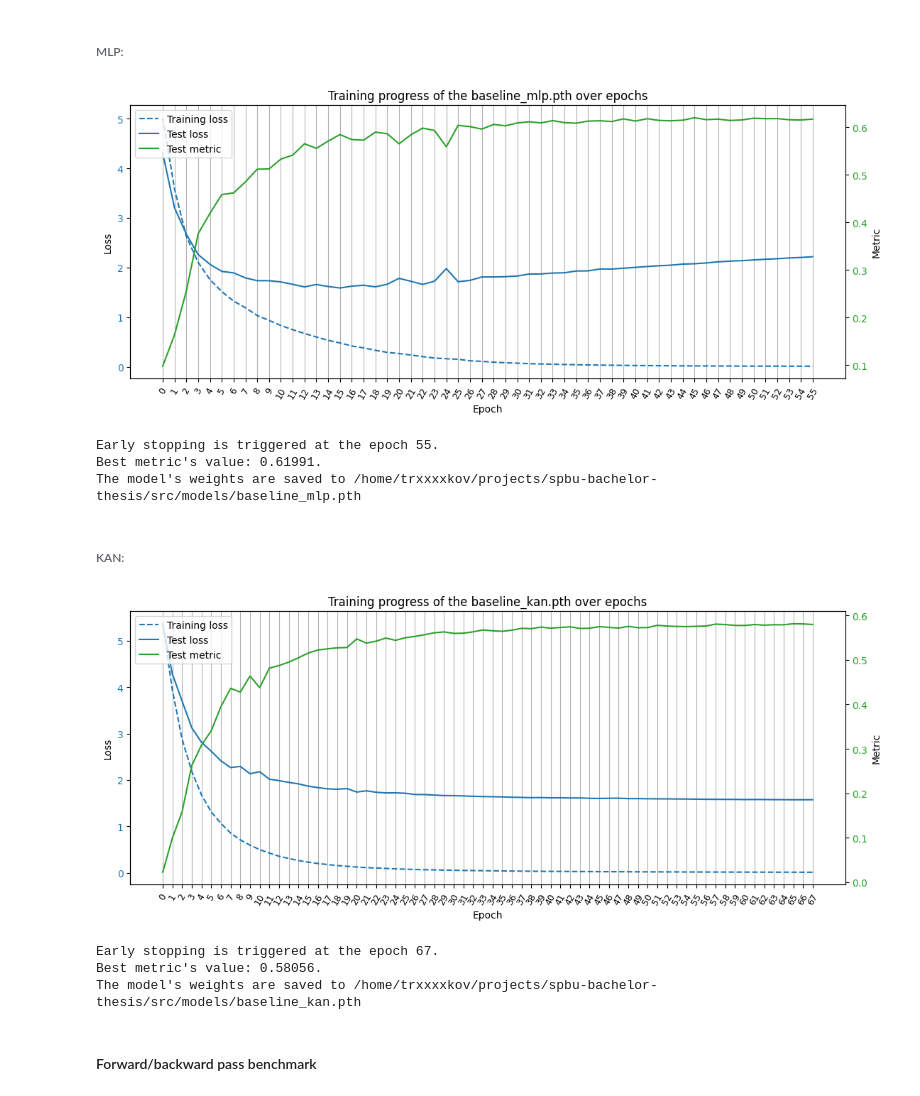
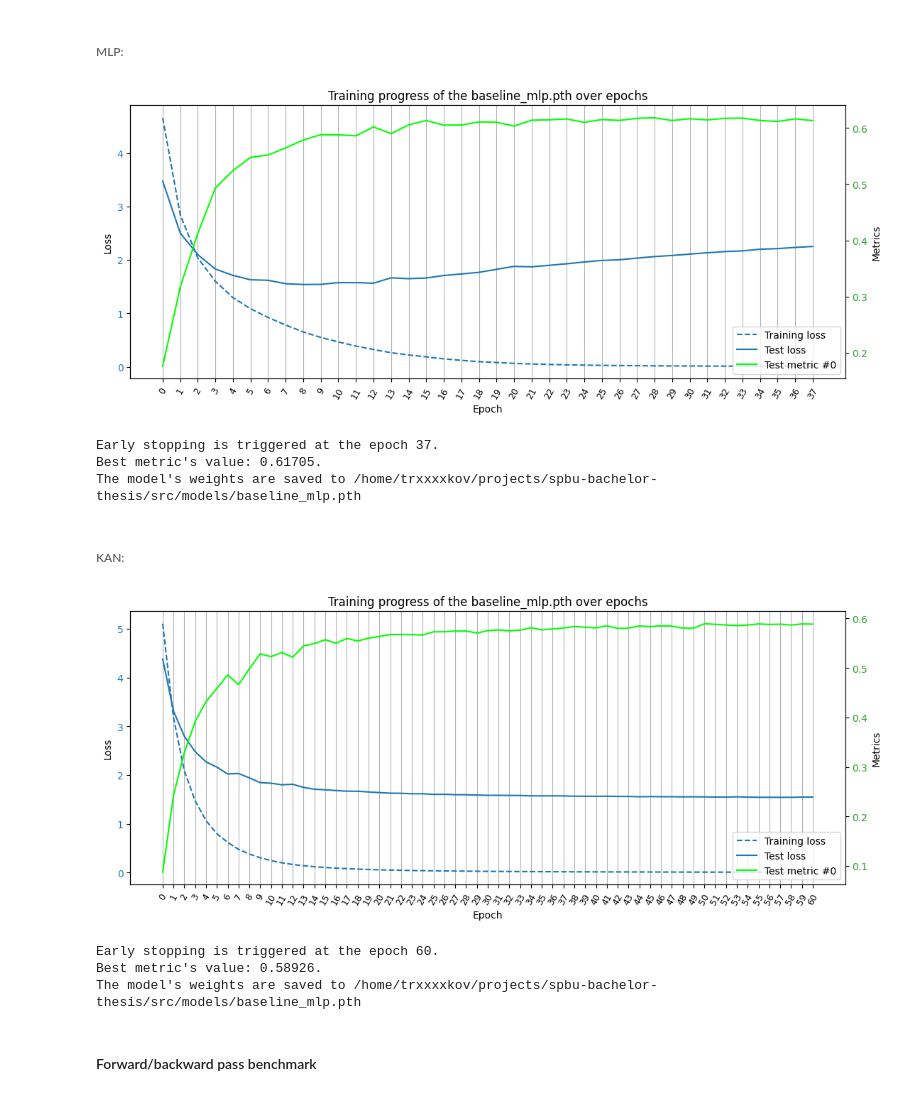
Before and after one commit to trxxxxkov/spbu-bachelor-thesis, a Jupyter notebook: src/notebooks/02_baseline_models.ipynb, the cells around one changed output. Cells and saved outputs as stored; diff of their text form; code cells hidden in the pictures.

Commit message:
style: add multiple metrics management to train function and plotting

```diff
--- a/src/notebooks/02_baseline_models.ipynb
+++ b/src/notebooks/02_baseline_models.ipynb
@@ -32,13 +32,13 @@ os.makedirs(MODELS_DIR, exist_ok=True)
 #### Datasets and training parameters
 # %%
 # Offline training parameters
-batch_size = 256
 learning_rate = 8e-4
+batch_size = 128
 criterion = nn.CrossEntropyLoss()
-metric = mean_per_class_accuracy
+num_epochs = 100
+early_stopping = 10
 
-# Loading training and testing datasets that contain precomputed elmbeddings
-# generated by ResNet50 model
+# Precomputed elmbeddings of images from the CUB200 dataset generated by ResNet50 model
 trainset = EmbeddingDataset("cub200_train_embed.pt")
 testset = EmbeddingDataset("cub200_test_embed.pt")
 trainloader = DataLoader(trainset, batch_size=batch_size, shuffle=True, num_workers=2)
@@ -123,26 +123,46 @@ Number of trainable parameters in BaselineKAN: 2461696
 ###### MLP:
 # %%
 mlp_optimizer = torch.optim.NAdam(mlp.parameters(), lr=learning_rate)
+mlp_metrics = [MeanPerClassAccuracy()]
 train_offline(
-    mlp, "baseline_mlp.pth", trainloader, testloader, criterion, metric, mlp_optimizer
+    model=mlp,
+    trainloader=trainloader,
+    testloader=testloader,
+    criterion=criterion,
+    metrics=mlp_metrics,
+    optimizer=mlp_optimizer,
+    save_path="baseline_mlp.pth",
+    num_epochs=num_epochs,
+    early_stopping=early_stopping,
+    device=device,
 )
 # %% [output]
-[figure, old version]
+[figure, new version]
-Early stopping is triggered at the epoch 55.
-Best metric's value: 0.61991.
+Early stopping is triggered at the epoch 37.
+Best metric's value: 0.61705.
 The model's weights are saved to /home/trxxxxkov/projects/spbu-bachelor-thesis/src/models/baseline_mlp.pth
 # %% [markdown]
 ###### KAN:
 # %%
 kan_optimizer = torch.optim.NAdam(kan.parameters(), lr=learning_rate)
+kan_metrics = [MeanPerClassAccuracy()]
 train_offline(
-    kan, "baseline_kan.pth", trainloader, testloader, criterion, metric, kan_optimizer
+    model=kan,
+    trainloader=trainloader,
+    testloader=testloader,
+    criterion=criterion,
+    metrics=kan_metrics,
+    optimizer=kan_optimizer,
+    save_path="baseline_mlp.pth",
+    num_epochs=num_epochs,
+    early_stopping=early_stopping,
+    device=device,
 )
 # %% [output]
-[figure, old version]
+[figure, new version]
-Early stopping is triggered at the epoch 67.
-Best metric's value: 0.58056.
-The model's weights are saved to /home/trxxxxkov/projects/spbu-bachelor-thesis/src/models/baseline_kan.pth
+Early stopping is triggered at the epoch 60.
+Best metric's value: 0.58926.
+The model's weights are saved to /home/trxxxxkov/projects/spbu-bachelor-thesis/src/models/baseline_mlp.pth
 # %% [markdown]
 #### Forward/backward pass benchmark
 # %% [markdown]
```
Also changed, not shown: parts of 3 cells of this notebook, 2 other files.
